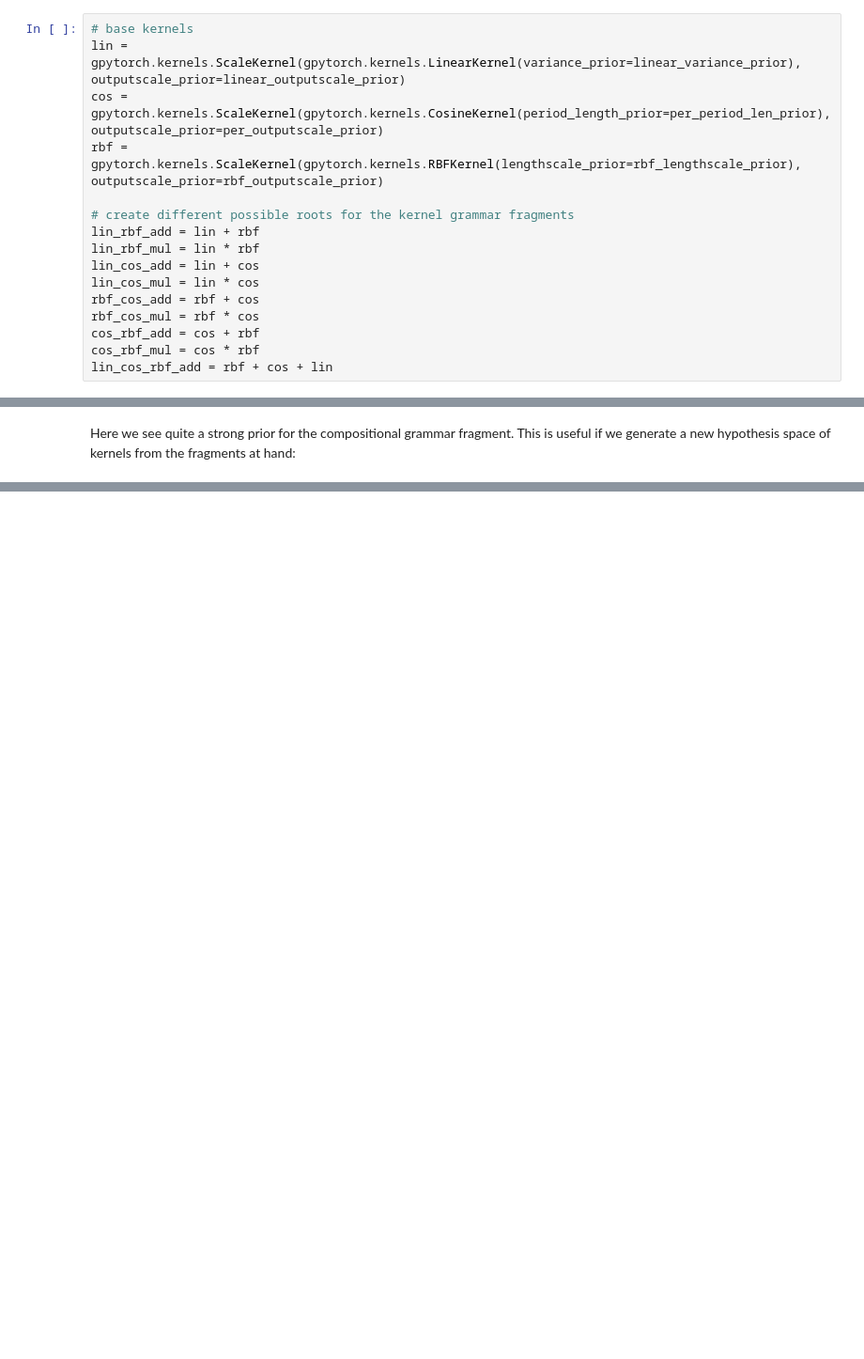
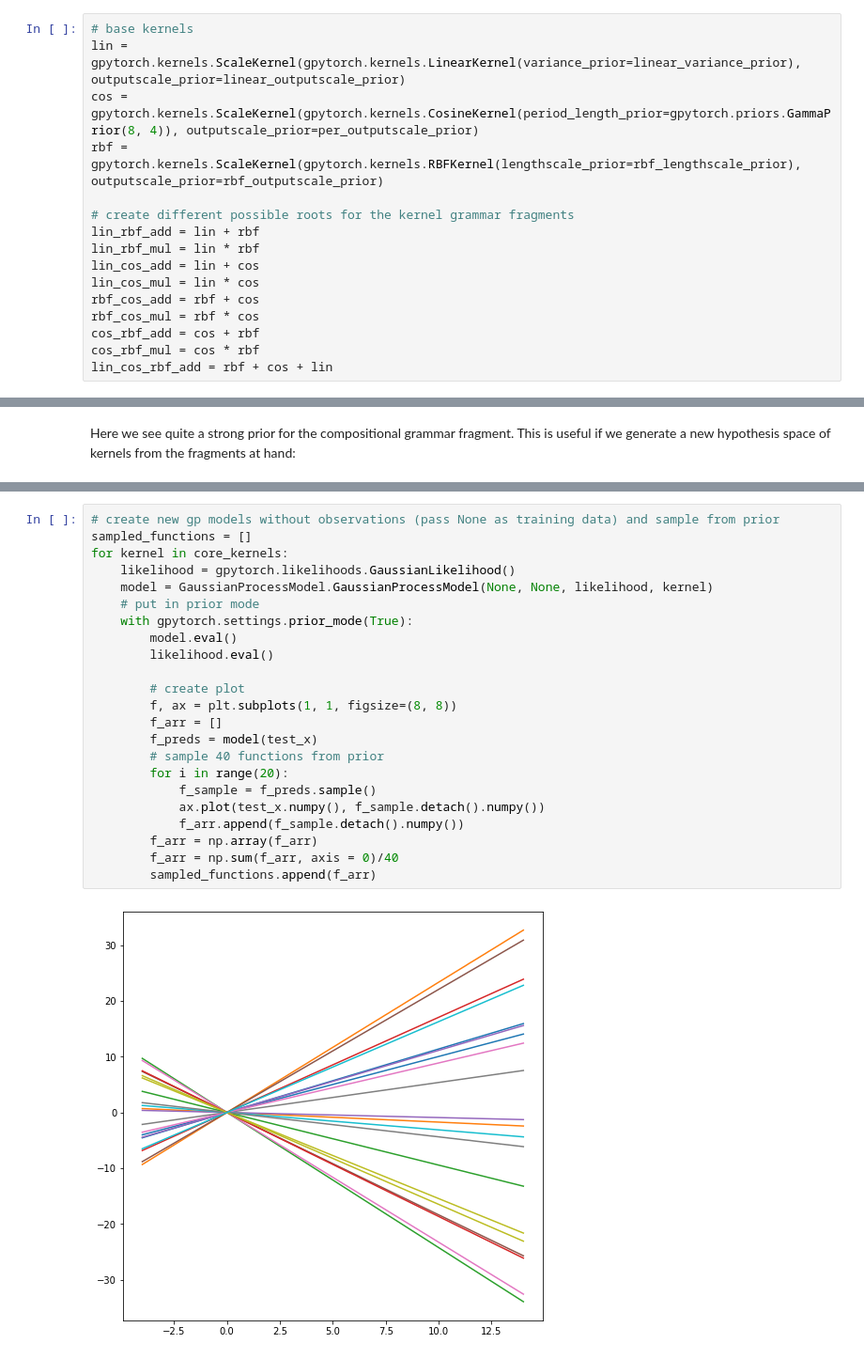
Before and after one commit to tankred-saanum/gaussian-process-rl, a Jupyter notebook: compositionalDemonstration.ipynb, the cells around one changed output, grey strips where cells are left out. Shown at 94% size. Cells and saved outputs as stored; diff of their text form; blank space fills up the shorter version.

```diff
--- a/compositionalDemonstration.ipynb
+++ b/compositionalDemonstration.ipynb
@@ -44,7 +46,7 @@ First we define some base kernels from which we will define the kernel grammars,
 # %%
 # base kernels
 lin = gpytorch.kernels.ScaleKernel(gpytorch.kernels.LinearKernel(variance_prior=linear_variance_prior), outputscale_prior=linear_outputscale_prior)
-cos = gpytorch.kernels.ScaleKernel(gpytorch.kernels.CosineKernel(period_length_prior=per_period_len_prior), outputscale_prior=per_outputscale_prior)
+cos = gpytorch.kernels.ScaleKernel(gpytorch.kernels.CosineKernel(period_length_prior=gpytorch.priors.GammaPrior(8, 4)), outputscale_prior=per_outputscale_prior)
 rbf = gpytorch.kernels.ScaleKernel(gpytorch.kernels.RBFKernel(lengthscale_prior=rbf_lengthscale_prior), outputscale_prior=rbf_outputscale_prior)
 
 # create different possible roots for the kernel grammar fragments
@@ -306,0 +323,25 @@ Step: 49/50, loss: 1.3759702444076538
+# %%
+# create new gp models without observations (pass None as training data) and sample from prior
+sampled_functions = []
+for kernel in core_kernels:
+    likelihood = gpytorch.likelihoods.GaussianLikelihood()
+    model = GaussianProcessModel.GaussianProcessModel(None, None, likelihood, kernel)
+    # put in prior mode
+    with gpytorch.settings.prior_mode(True):
+        model.eval()
+        likelihood.eval()
+
+        # create plot
+        f, ax = plt.subplots(1, 1, figsize=(8, 8))
+        f_arr = []
+        f_preds = model(test_x)
+        # sample 40 functions from prior
+        for i in range(20):
+            f_sample = f_preds.sample()
+            ax.plot(test_x.numpy(), f_sample.detach().numpy())
+            f_arr.append(f_sample.detach().numpy())
+        f_arr = np.array(f_arr)
+        f_arr = np.sum(f_arr, axis = 0)/40
+        sampled_functions.append(f_arr)
+# %% [output]
+[figure, added]
```
Also changed, not shown: parts of 30 cells of this notebook.
